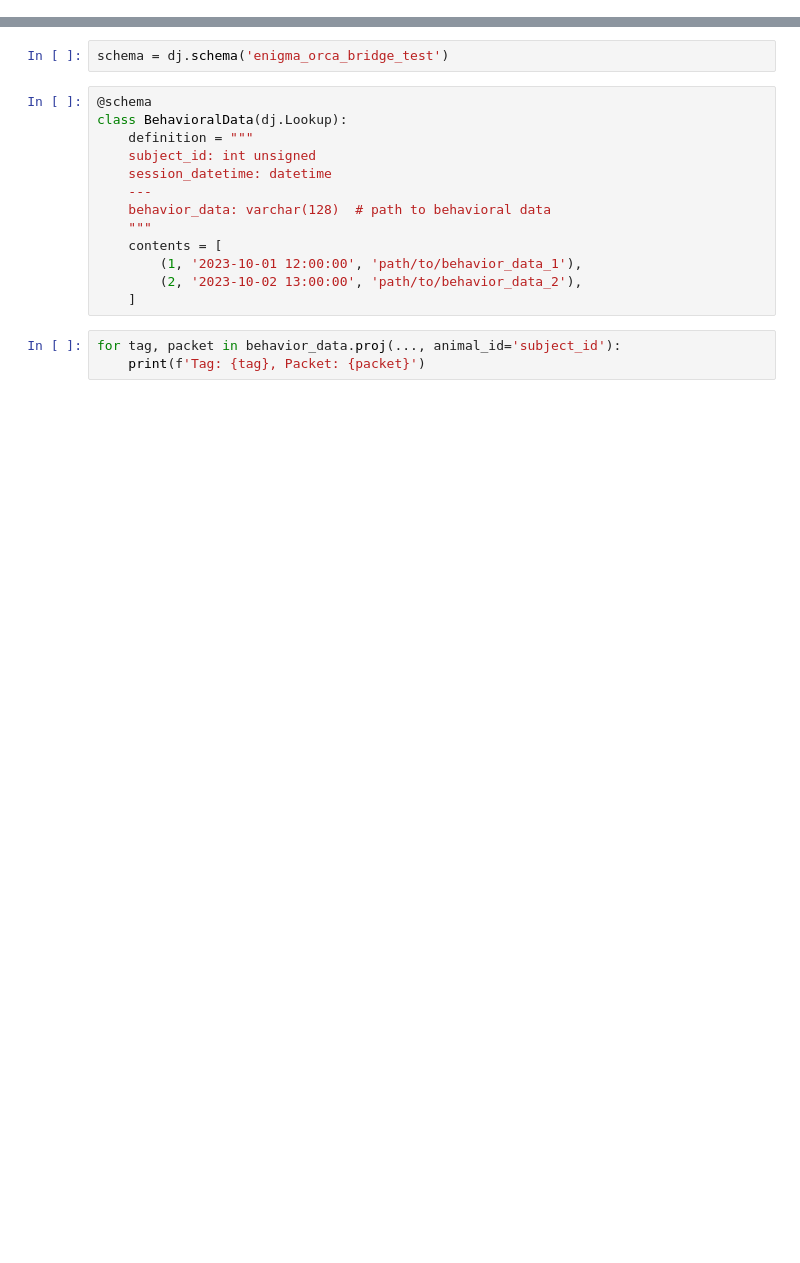
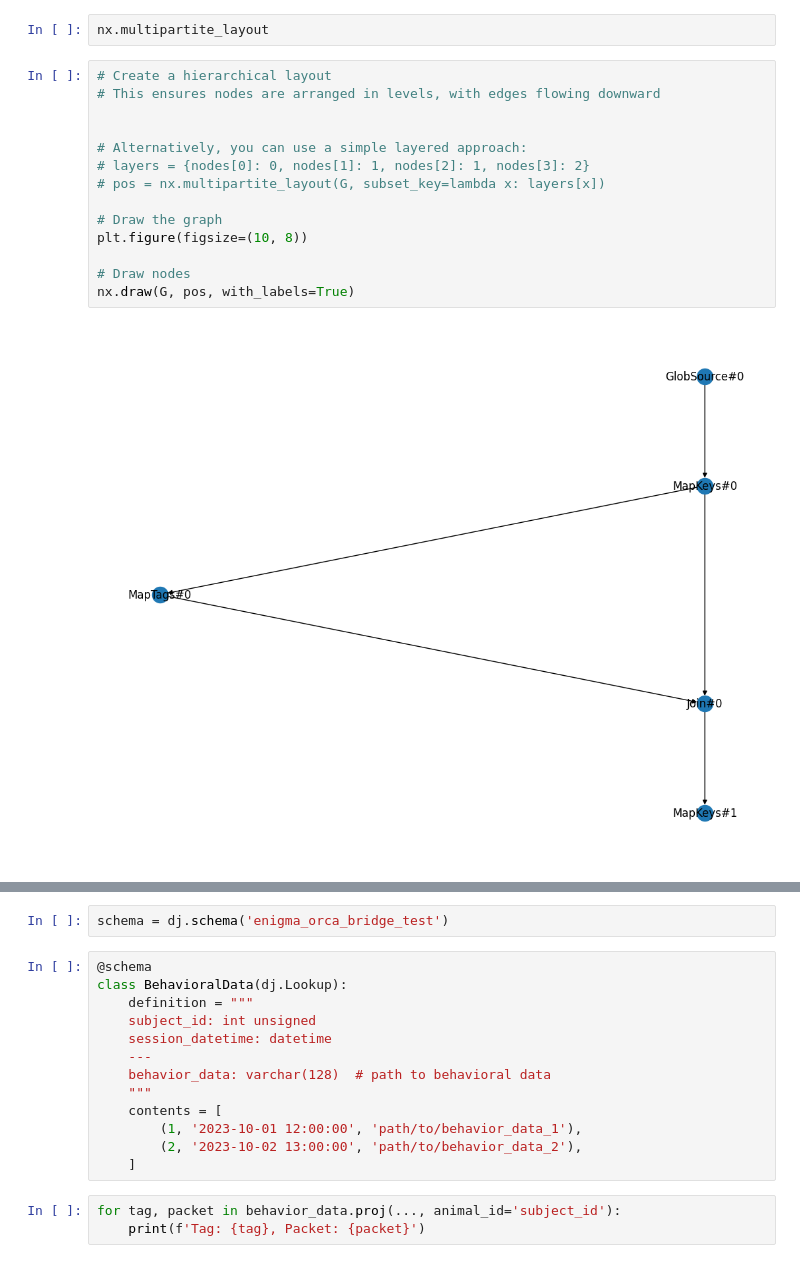
Before and after one commit to walkerlab/orcapod-python, a Jupyter notebook: orcabridge_datajoint.ipynb, the cells around one changed output, grey strips where cells are left out. Saved outputs shown, nothing was run; the diff lists cells and outputs as text; blank space fills up the shorter version.

```diff
--- a/orcabridge_datajoint.ipynb
+++ b/orcabridge_datajoint.ipynb
@@ -61,2 +183,20 @@ nx.draw(G, with_labels=True)
+# %%
+nx.multipartite_layout
+# %%
+# Create a hierarchical layout
+# This ensures nodes are arranged in levels, with edges flowing downward
+
+
+# Alternatively, you can use a simple layered approach:
+# layers = {nodes[0]: 0, nodes[1]: 1, nodes[2]: 1, nodes[3]: 2}
+# pos = nx.multipartite_layout(G, subset_key=lambda x: layers[x])
+
+# Draw the graph
+plt.figure(figsize=(10, 8))
+
+# Draw nodes
+nx.draw(G, pos, with_labels=True)
+# %% [output]
+[figure, added]
 # %%
 tracker.operations
```
Also changed, not shown: parts of 35 cells of this notebook, 1 other file.
